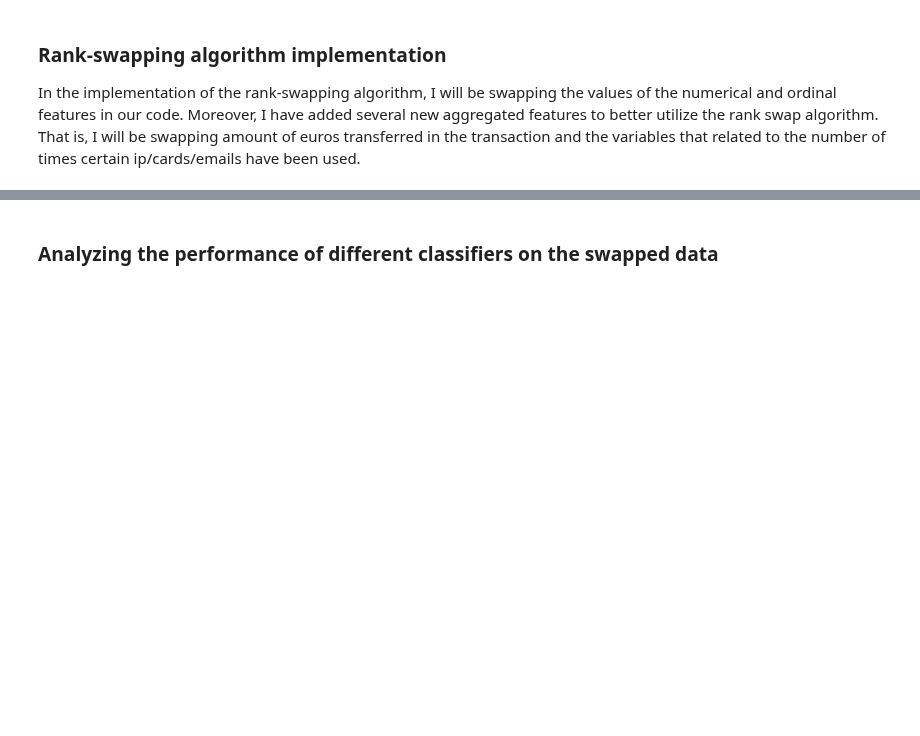
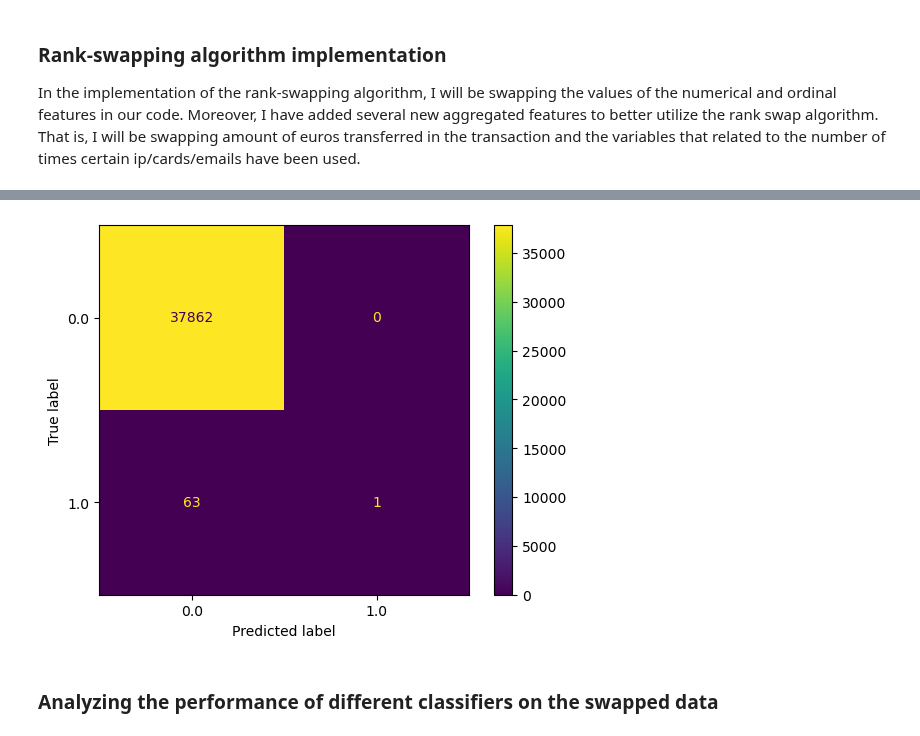
Before and after one commit to kbaran1998/CS4035-cyber-data, a Jupyter notebook: lab1/Lab1_Michal_Okon.ipynb, the cells around one changed output, grey strips where cells are left out. Drawn from its saved outputs; the diff is of its cells as text; code cells hidden in the pictures; blank space fills up the shorter version.

```diff
--- a/lab1/Lab1_Michal_Okon.ipynb
+++ b/lab1/Lab1_Michal_Okon.ipynb
@@ -476,8 +321,8 @@ logistic_regression_fpr, logistic_regression_tpr, logistic_regression_roc_auc, _
 # %%
-from sklearn.ensemble import RandomForestClassifier
-
 # Random forest
 random_forest_classifier = RandomForestClassifier(random_state=0, class_weight='balanced')
-random_forest_fpr, random_forest_tpr, random_forest_roc_auc, _ = train_classifier_and_plot(
+random_forest_fpr, random_forest_tpr, random_forest_roc_auc, _ = train_and_plot_classifiers(
     random_forest_classifier, train_test_pairs
 )
+# %% [output]
+[figure, added]
```
Also changed, not shown: parts of 27 cells of this notebook.
